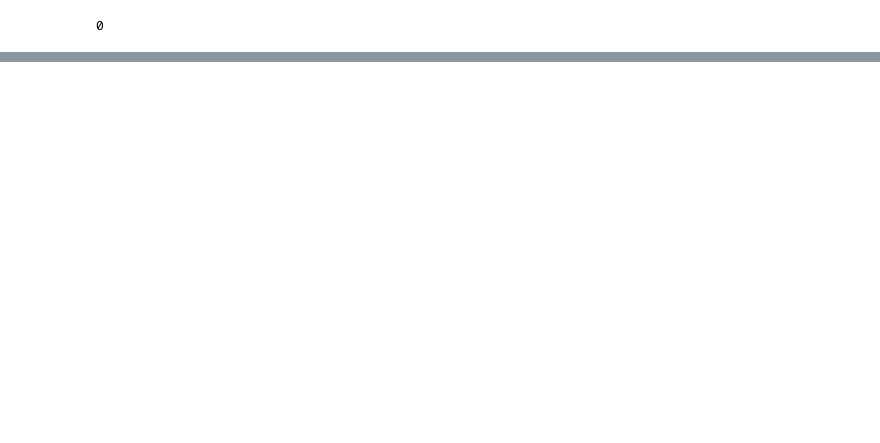
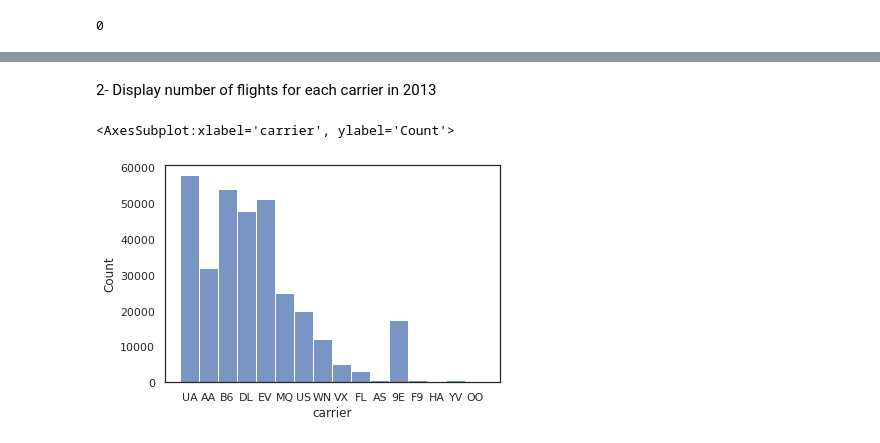
Before and after one commit to rawanalqarni/Flight_delay_EDA, a Jupyter notebook: flight_delay.ipynb, the cells around one changed output, grey strips where cells are left out. Saved outputs shown, nothing was run; the diff lists cells and outputs as text; code cells hidden in the pictures; blank space fills up the shorter version.

```diff
--- a/flight_delay.ipynb
+++ b/flight_delay.ipynb
@@ -337,0 +329,7 @@ flight_data.duplicated().sum()
+# %% [markdown]
+2- Display number of flights for each carrier in 2013
+# %%
+sns.histplot(flight_data['carrier'])
+# %% [output]
+<AxesSubplot:xlabel='carrier', ylabel='Count'>
+[figure, added]
```
Also changed, not shown: parts of 75 cells of this notebook.
